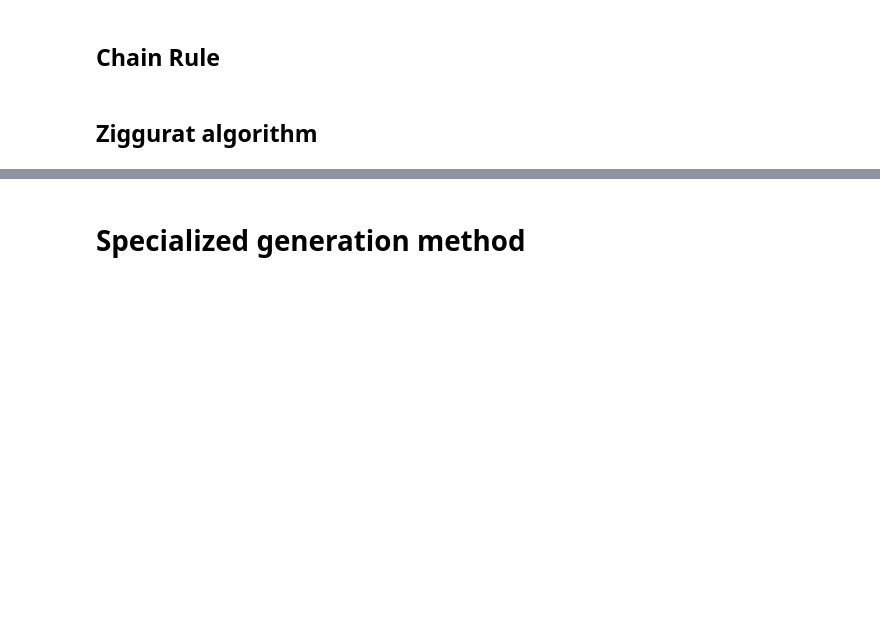
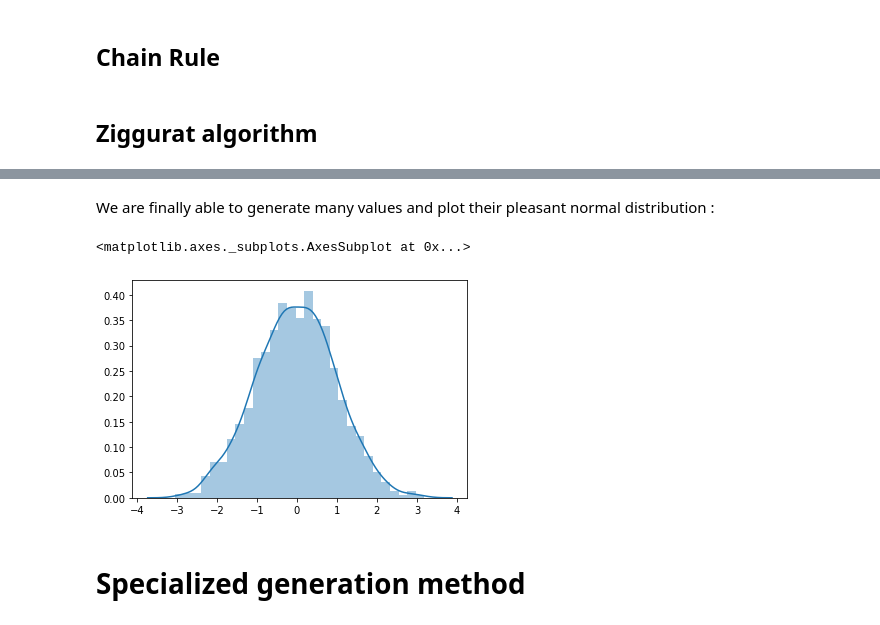
Before and after one commit to Tuxae/Monte-Carlo, a Jupyter notebook: 01-Simulation of Non-Uniform distribution.ipynb, the cells around one changed output, grey strips where cells are left out. Saved outputs shown, nothing was run; the diff lists cells and outputs as text; code cells hidden in the pictures; blank space fills up the shorter version.

```diff
--- a/01-Simulation of Non-Uniform distribution.ipynb
+++ b/01-Simulation of Non-Uniform distribution.ipynb
@@ -118,0 +178,28 @@ plt.plot(interval,fx)
+# %%
+def ziggurat_algorithm(x,y):
+
+    chosen_region = random.randint(0, len(x)-2)
+
+    if chosen_region == 0:
+        x_aleat = x[0]*(2*random.random()-1)
+        if (-x[1] <= x_aleat <= x[1]):
+            return x_aleat
+        else:
+            #Marsaglia method
+            x_tail = -math.log(random.random())/x[1]
+            y_tail = -math.log(random.random())
+            if 2*y_tail > x_tail**2:
+                return x[1]+x_tail
+            else:
+                return ziggurat_algorithm(x,y)
+
+    x_aleat = x[chosen_region]*(2*random.random()-1)
+    y_aleat = (y[chosen_region+1]-y[chosen_region])*random.random()
+
+    if (-x[chosen_region+1] <= x_aleat <= x[chosen_region+1]) or (y_aleat <= normal_density(x_aleat)):
+        return x_aleat
+    else:
+        return ziggurat_algorithm(x,y)
+
+def generate_normal(x,y,nb_generations):
+    return [ziggurat_algorithm(x,y) for i in range(nb_generations)]
@@ -118,0 +237,2 @@ plt.plot(interval,fx)
+# %%
+x, y = compute_x_y(4)
@@ -119,3 +249,10 @@ plt.plot(interval,fx)
+# %% [markdown]
+We are finally able to generate many values and plot their pleasant normal distribution :
+# %%
+sns.distplot(generate_normal(x,y,2000))
+# %% [output]
+<matplotlib.axes._subplots.AxesSubplot at 0x...>
+[figure, added]
 # %% [markdown]
 # Specialized generation method
 # %% [markdown]
```
Also changed, not shown: parts of 15 cells of this notebook.
